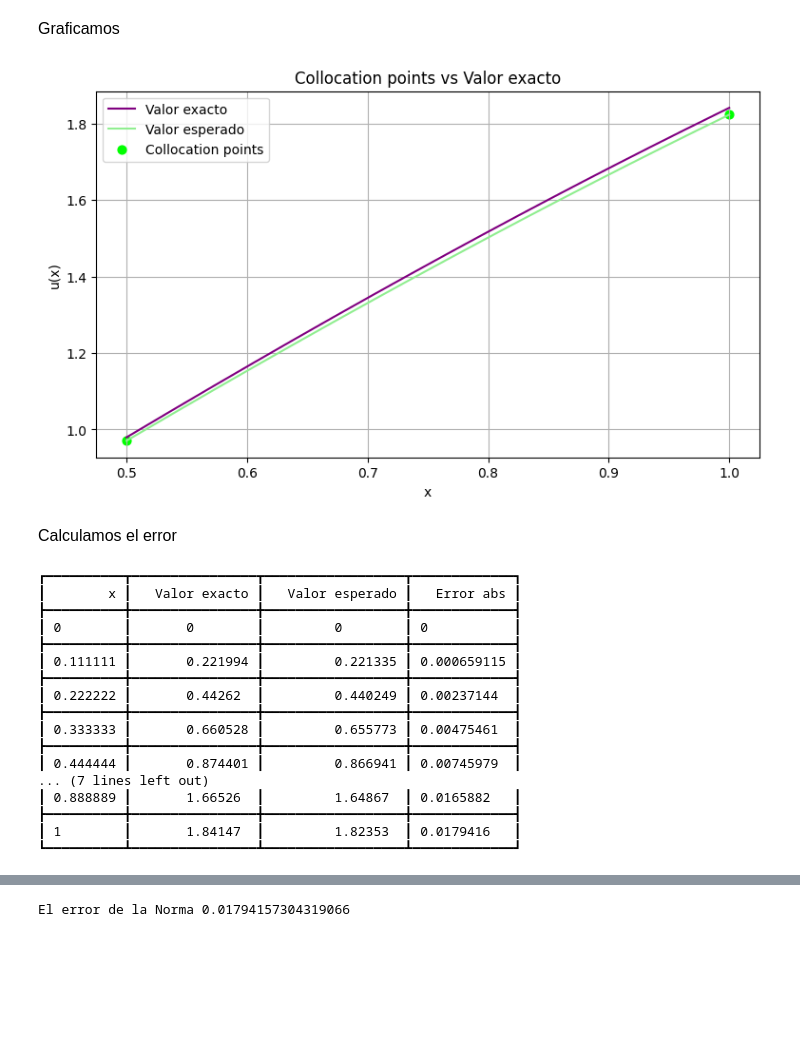
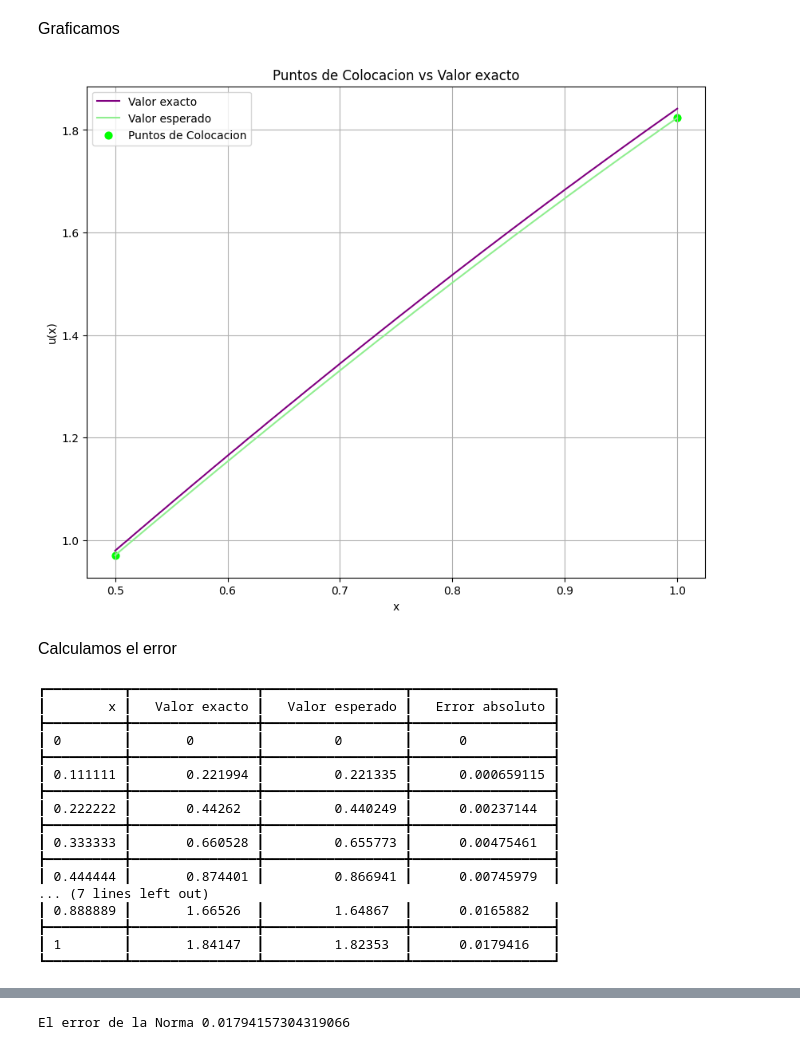
Before and after one commit to Lu1sV1rus/EDP, a Jupyter notebook: Método_de_Colocación.ipynb, the cells around one changed output, grey strips where cells are left out. Saved outputs shown, nothing was run; the diff lists cells and outputs as text; code cells hidden in the pictures; blank space fills up the shorter version.

```diff
--- a/Método_de_Colocación.ipynb
+++ b/Método_de_Colocación.ipynb
@@ -96,6 +136,6 @@ points
 # %%
-eqs = [sp.Eq(e.subs(x, p), 0) for p in points]
-sol2 = sp.solve(eqs, [a, b])
+ecu2 = [sp.Eq(e.subs(x, p), 0) for p in points]    # Planteamos la ecuacion 2
+sol2 = sp.solve(ecu2, [a, b])                      # Resolvemos la ecuacion 2
 sol2
 # %% [output]
 {a: -1/17, b: -2/17}
@@ -120,49 +160,47 @@ valores = sp.lambdify(x, un.subs(sol2) , "numpy")
 # %% [markdown]
 <font size=3> Graficamos
 # %%
-xx = np.linspace(0.5, 1, 200)
-y2 = valores(xx)
-plt.figure(figsize=(9,5))
-plt.plot(xx, yy, label="Valor exacto", color="purple")
-plt.plot(xx, y2, label="Valor esperado", color="lightgreen")
-plt.scatter([0.5, 1.0], valores(np.array([0.5, 1.0])), color="lime", s=40, label="Collocation points")
-plt.title("Collocation points vs Valor exacto")
-plt.xlabel("x")
-plt.ylabel("u(x)")
-plt.grid()
-plt.legend()
-plt.show()
+xx = np.linspace(0.5, 1, 200)                        # Valores en X
+y2 = valores(xx)                                     # Valores en Y2 (esperados)
+plt.figure(figsize=(10,8))                           # Cramos un plano de 10x8
+plt.plot(xx, yy, label="Valor exacto", color="purple")            # Linea exactos
+plt.plot(xx, y2, label="Valor esperado", color="lightgreen")      # Linea esperados
+plt.scatter([0.5, 1.0], valores(np.array([0.5, 1.0])), color="lime", s=40, label="Puntos de Colocacion") # Puntos de Colocacion
+plt.title("Puntos de Colocacion vs Valor exacto")    # Titulo
+plt.xlabel("x")                                      # Etiqueta en X
+plt.ylabel("u(x)")                                   # Etiqueta en Y
+plt.grid()                                           # Cuadricula
+plt.legend()                                         # Etiquetas
+plt.show()                                           # Mostrar
 # %% [output]
-[figure, old version]
+[figure, new version]
 # %% [markdown]
 <font size=3> Calculamos el error
 # %%
-xx = np.linspace(0, 1, 10)
-ves = valores(xx)
-vex = valorex(xx)
+xx = np.linspace(0, 1, 10)                      # Valores en X
+vex = valorex(xx)                               # Valores exactos
+ves = valores(xx)                               # Valores esperados
 
-error = vex - ves
-errorabs = np.abs(error)
+error = abs(vex-ves)                            # Error
 
-tabla = list(zip(xx, vex, ves, errorabs))
-head = ["x", "Valor exacto", "Valor esperado", "Error abs"]
-
-print(tabulate(tabla, headers=head, tablefmt="heavy_grid"))
+tabla = list(zip(xx, vex, ves, error))          # Creamos una tabla con los valores
+head = ["x", "Valor exacto", "Valor esperado", "Error absoluto"]  # Titulos
+print(tabulate(tabla, headers=head, tablefmt="heavy_grid"))       # Imprimimos la tabla
 # %% [output]
-┏━━━━━━━━━━┳━━━━━━━━━━━━━━━━┳━━━━━━━━━━━━━━━━━━┳━━━━━━━━━━━━━┓
-┃        x ┃   Valor exacto ┃   Valor esperado ┃   Error abs ┃
-┣━━━━━━━━━━╋━━━━━━━━━━━━━━━━╋━━━━━━━━━━━━━━━━━━╋━━━━━━━━━━━━━┫
-┃ 0        ┃       0        ┃         0        ┃ 0           ┃
-┣━━━━━━━━━━╋━━━━━━━━━━━━━━━━╋━━━━━━━━━━━━━━━━━━╋━━━━━━━━━━━━━┫
-┃ 0.111111 ┃       0.221994 ┃         0.221335 ┃ 0.000659115 ┃
-┣━━━━━━━━━━╋━━━━━━━━━━━━━━━━╋━━━━━━━━━━━━━━━━━━╋━━━━━━━━━━━━━┫
-┃ 0.222222 ┃       0.44262  ┃         0.440249 ┃ 0.00237144  ┃
-┣━━━━━━━━━━╋━━━━━━━━━━━━━━━━╋━━━━━━━━━━━━━━━━━━╋━━━━━━━━━━━━━┫
-┃ 0.333333 ┃       0.660528 ┃         0.655773 ┃ 0.00475461  ┃
-┣━━━━━━━━━━╋━━━━━━━━━━━━━━━━╋━━━━━━━━━━━━━━━━━━╋━━━━━━━━━━━━━┫
-┃ 0.444444 ┃       0.874401 ┃         0.866941 ┃ 0.00745979  ┃
+┏━━━━━━━━━━┳━━━━━━━━━━━━━━━━┳━━━━━━━━━━━━━━━━━━┳━━━━━━━━━━━━━━━━━━┓
+┃        x ┃   Valor exacto ┃   Valor esperado ┃   Error absoluto ┃
+┣━━━━━━━━━━╋━━━━━━━━━━━━━━━━╋━━━━━━━━━━━━━━━━━━╋━━━━━━━━━━━━━━━━━━┫
+┃ 0        ┃       0        ┃         0        ┃      0           ┃
+┣━━━━━━━━━━╋━━━━━━━━━━━━━━━━╋━━━━━━━━━━━━━━━━━━╋━━━━━━━━━━━━━━━━━━┫
+┃ 0.111111 ┃       0.221994 ┃         0.221335 ┃      0.000659115 ┃
+┣━━━━━━━━━━╋━━━━━━━━━━━━━━━━╋━━━━━━━━━━━━━━━━━━╋━━━━━━━━━━━━━━━━━━┫
+┃ 0.222222 ┃       0.44262  ┃         0.440249 ┃      0.00237144  ┃
+┣━━━━━━━━━━╋━━━━━━━━━━━━━━━━╋━━━━━━━━━━━━━━━━━━╋━━━━━━━━━━━━━━━━━━┫
+┃ 0.333333 ┃       0.660528 ┃         0.655773 ┃      0.00475461  ┃
+┣━━━━━━━━━━╋━━━━━━━━━━━━━━━━╋━━━━━━━━━━━━━━━━━━╋━━━━━━━━━━━━━━━━━━┫
+┃ 0.444444 ┃       0.874401 ┃         0.866941 ┃      0.00745979  ┃
 ... (7 lines left out)
-┃ 0.888889 ┃       1.66526  ┃         1.64867  ┃ 0.0165882   ┃
-┣━━━━━━━━━━╋━━━━━━━━━━━━━━━━╋━━━━━━━━━━━━━━━━━━╋━━━━━━━━━━━━━┫
-┃ 1        ┃       1.84147  ┃         1.82353  ┃ 0.0179416   ┃
-┗━━━━━━━━━━┻━━━━━━━━━━━━━━━━┻━━━━━━━━━━━━━━━━━━┻━━━━━━━━━━━━━┛
+┃ 0.888889 ┃       1.66526  ┃         1.64867  ┃      0.0165882   ┃
+┣━━━━━━━━━━╋━━━━━━━━━━━━━━━━╋━━━━━━━━━━━━━━━━━━╋━━━━━━━━━━━━━━━━━━┫
+┃ 1        ┃       1.84147  ┃         1.82353  ┃      0.0179416   ┃
+┗━━━━━━━━━━┻━━━━━━━━━━━━━━━━┻━━━━━━━━━━━━━━━━━━┻━━━━━━━━━━━━━━━━━━┛
```
Also changed, not shown: parts of 20 cells of this notebook.
